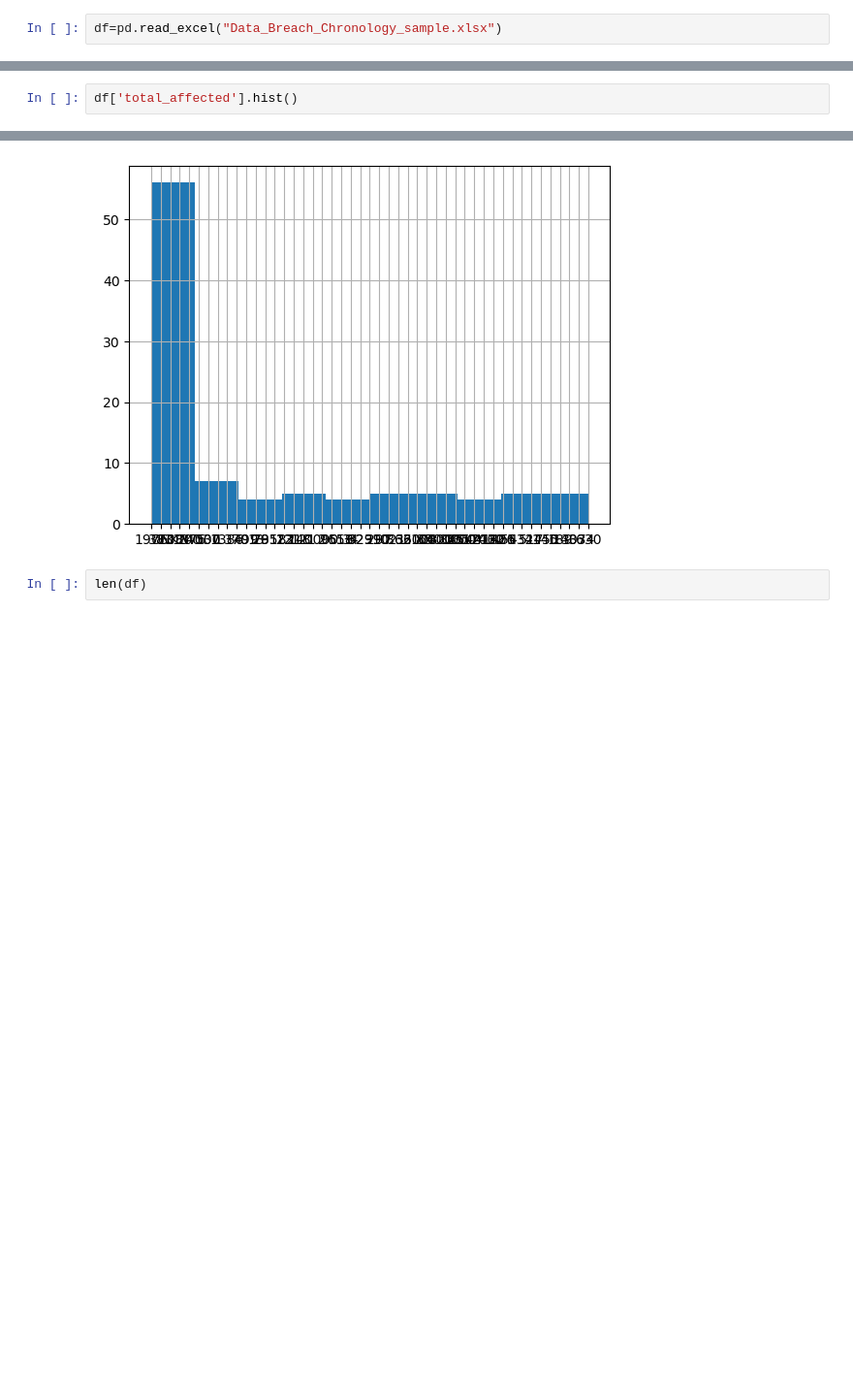
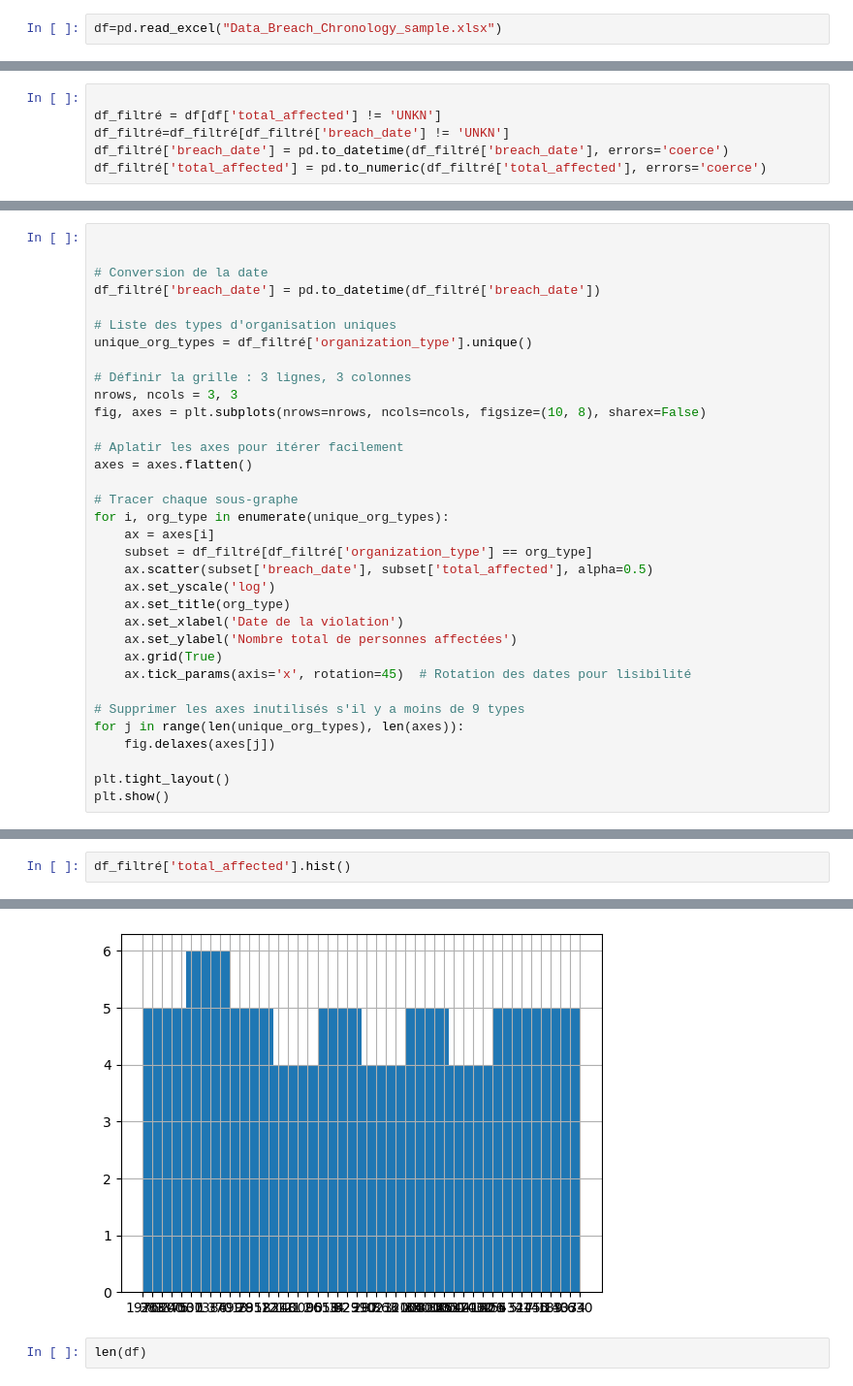
Before and after one commit to fdountiozaboue/NEXIALOG_STAGE, a Jupyter notebook: NLP.ipynb, the cells around one changed output, grey strips where cells are left out. Shown at 97% size. Cells and saved outputs as stored; diff of their text form; blank space fills up the shorter version.

```diff
--- a/NLP.ipynb
+++ b/NLP.ipynb
@@ -58,0 +61,6 @@ Index(['id', 'source', 'org_name', 'acceptable_names', 'org_name_explanation',
+# %%
+
+df_filtré = df[df['total_affected'] != 'UNKN']
+df_filtré=df_filtré[df_filtré['breach_date'] != 'UNKN']
+df_filtré['breach_date'] = pd.to_datetime(df_filtré['breach_date'], errors='coerce')
+df_filtré['total_affected'] = pd.to_numeric(df_filtré['total_affected'], errors='coerce')
@@ -58,0 +75,34 @@ Index(['id', 'source', 'org_name', 'acceptable_names', 'org_name_explanation',
+# %%
+
+
+# Conversion de la date
+df_filtré['breach_date'] = pd.to_datetime(df_filtré['breach_date'])
+
+# Liste des types d'organisation uniques
+unique_org_types = df_filtré['organization_type'].unique()
+
+# Définir la grille : 3 lignes, 3 colonnes
+nrows, ncols = 3, 3
+fig, axes = plt.subplots(nrows=nrows, ncols=ncols, figsize=(10, 8), sharex=False)
+
+# Aplatir les axes pour itérer facilement
+axes = axes.flatten()
+
+# Tracer chaque sous-graphe
+for i, org_type in enumerate(unique_org_types):
+    ax = axes[i]
+    subset = df_filtré[df_filtré['organization_type'] == org_type]
+    ax.scatter(subset['breach_date'], subset['total_affected'], alpha=0.5)
+    ax.set_yscale('log')
+    ax.set_title(org_type)
+    ax.set_xlabel('Date de la violation')
+    ax.set_ylabel('Nombre total de personnes affectées')
+    ax.grid(True)
+    ax.tick_params(axis='x', rotation=45)  # Rotation des dates pour lisibilité
+
+# Supprimer les axes inutilisés s'il y a moins de 9 types
+for j in range(len(unique_org_types), len(axes)):
+    fig.delaxes(axes[j])
+
+plt.tight_layout()
+plt.show()
@@ -59,8 +132,8 @@ Index(['id', 'source', 'org_name', 'acceptable_names', 'org_name_explanation',
 # %%
-df['total_affected'].hist()
+df_filtré['total_affected'].hist()
 # %% [output]
 <Axes: >
-[figure, old version]
+[figure, new version]
 # %%
 len(df)
 # %% [output]
```
Also changed, not shown: parts of 15 cells of this notebook, 1 other file.
